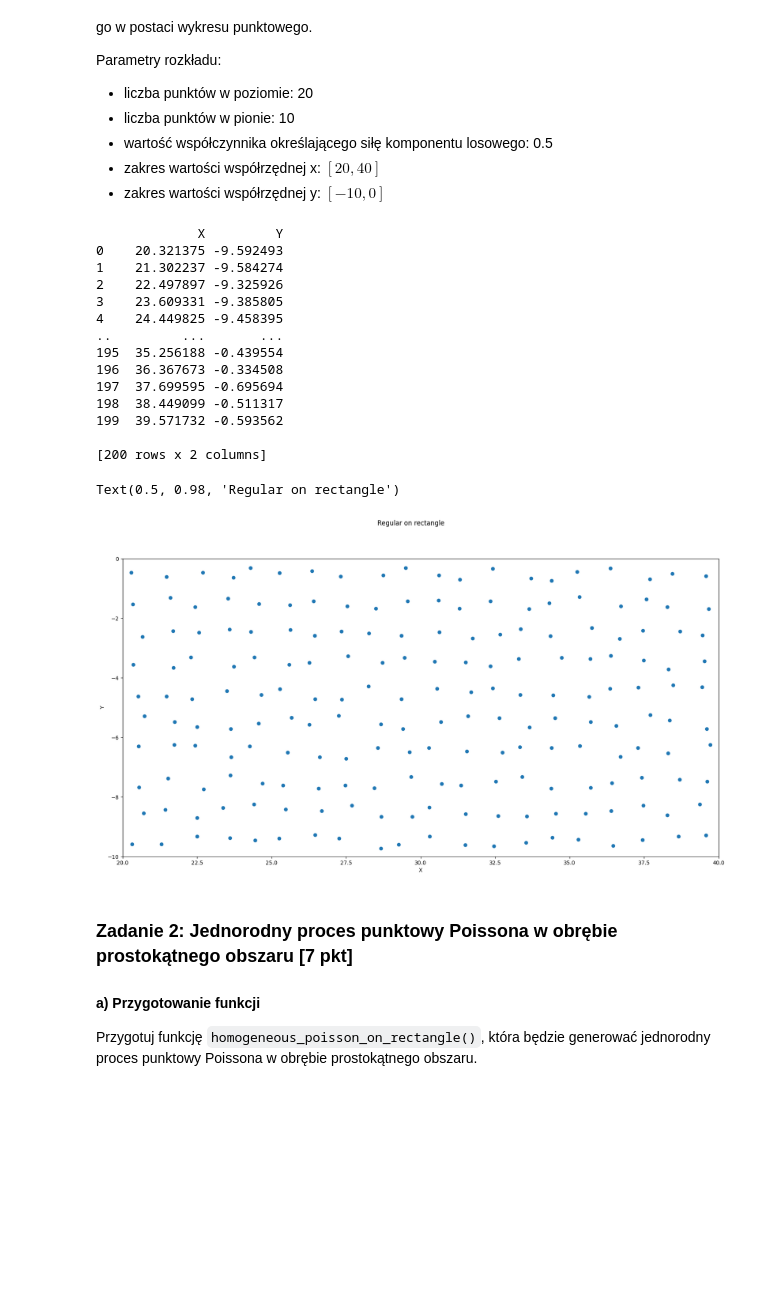
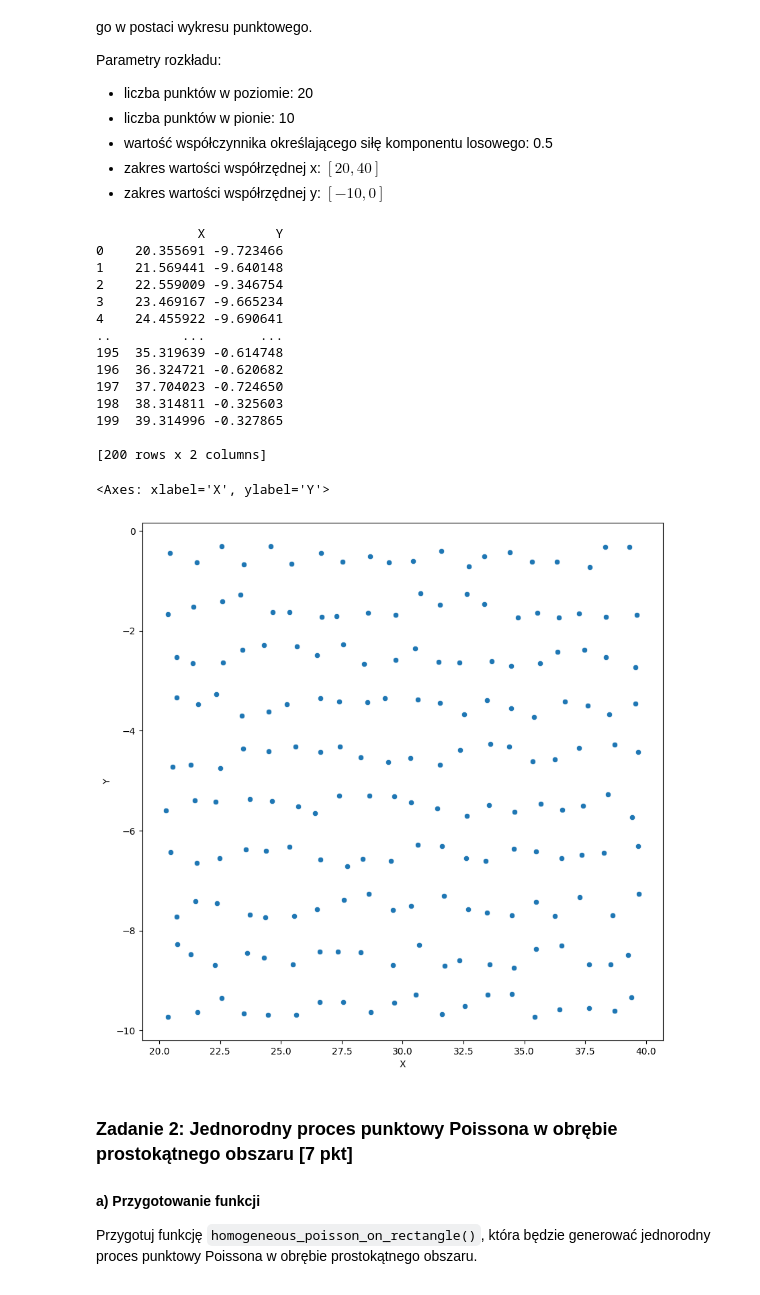
Before and after one commit to zuzannabrauer/spatialDataAnalysis, a Jupyter notebook: ZZ01.ipynb, the cells around one changed output. Drawn from its saved outputs; the diff is of its cells as text; code cells hidden in the pictures; blank space fills up the shorter version.

Commit message:
Revert "Unhomogeneous Poisson On Rectangle + 1 b) chart"

```diff
--- a/ZZ01.ipynb
+++ b/ZZ01.ipynb
@@ -136,33 +135,30 @@ Parametry rozkładu:
  - zakres wartości współrzędnej x: $[20, 40]$
  - zakres wartości współrzędnej y: $[-10, 0]$
 # %%
-dd=regular_on_rectangle([20,10], 0.5, [20,40], [-10,0])
+dd=regular_on_rectangle([20,10], 0.5
+                        , [20,40], [-10,0])
 
-fig, ax = plt.subplots(1,1,figsize=(20,10))
-ax.axis("square")
-ax.set_xlim(20,40)
-ax.set_ylim(-10,0)
-plt.xlabel("X")
-plt.ylabel("Y")
-plt.scatter(dd["X"], dd["Y"])
-fig.suptitle("Regular on rectangle")
+fig, ax = plt.subplots(figsize=(10,10))
+#ax.set_aspect('equal')
+#ax.axis("square")
+sns.scatterplot(data = dd, x = "X",y = "Y",ax = ax)
 # %% [output]
              X         Y
-0    20.321375 -9.592493
-1    21.302237 -9.584274
-2    22.497897 -9.325926
-3    23.609331 -9.385805
-4    24.449825 -9.458395
+0    20.355691 -9.723466
+1    21.569441 -9.640148
+2    22.559009 -9.346754
+3    23.469167 -9.665234
+4    24.455922 -9.690641
 ..         ...       ...
-195  35.256188 -0.439554
-196  36.367673 -0.334508
-197  37.699595 -0.695694
-198  38.449099 -0.511317
-199  39.571732 -0.593562
+195  35.319639 -0.614748
+196  36.324721 -0.620682
+197  37.704023 -0.724650
+198  38.314811 -0.325603
+199  39.314996 -0.327865
 
 [200 rows x 2 columns]
-Text(0.5, 0.98, 'Regular on rectangle')
+<Axes: xlabel='X', ylabel='Y'>
-[figure, old version]
+[figure, new version]
 # %% [markdown]
 ### Zadanie 2: Jednorodny proces punktowy Poissona w obrębie prostokątnego obszaru [7 pkt]
 
```
Also changed, not shown: parts of 5 cells of this notebook.
